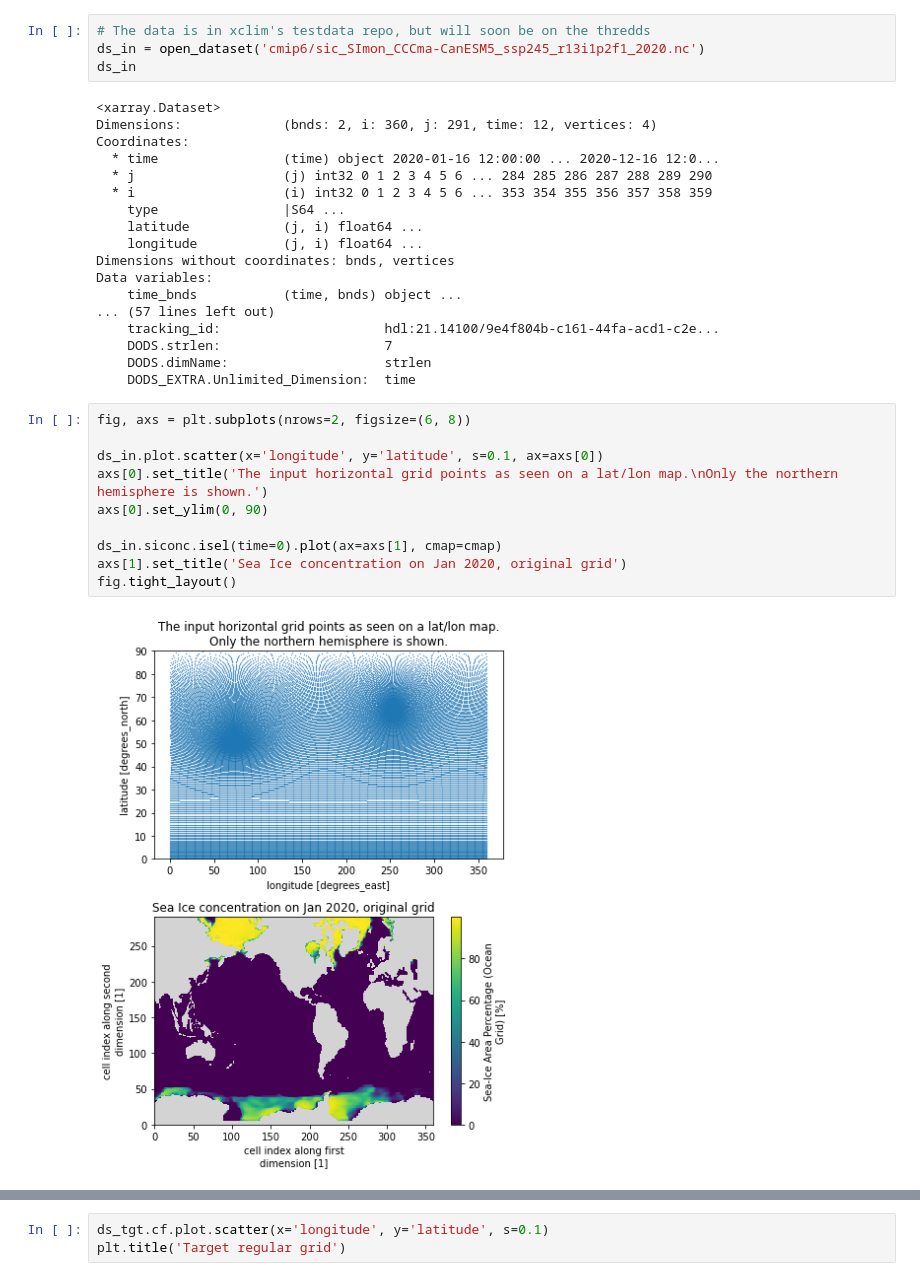
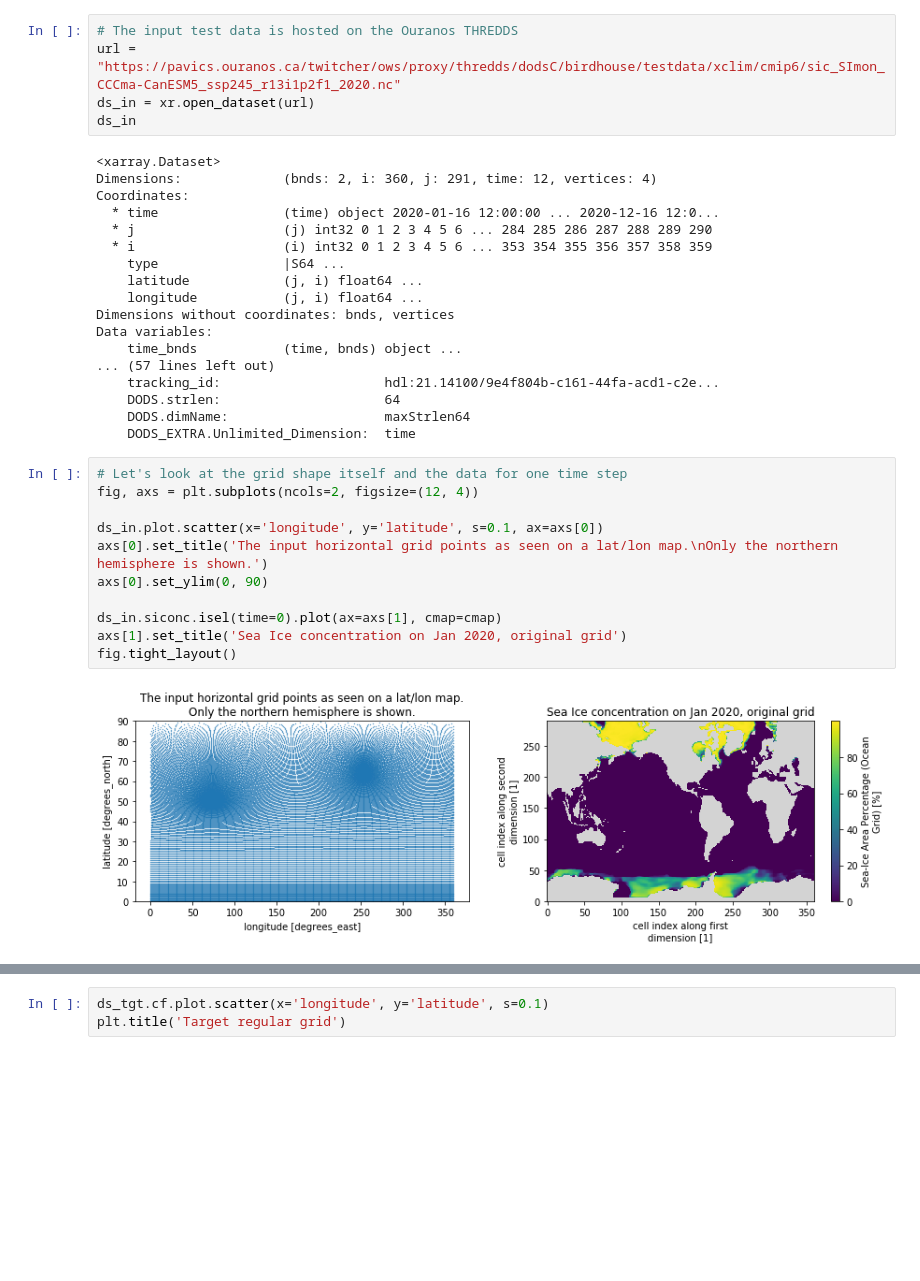
Before and after one commit to Ouranosinc/pavics-sdi, a Jupyter notebook: docs/source/notebooks/regridding.ipynb, the cells around one changed output, grey strips where cells are left out. Drawn from its saved outputs; the diff is of its cells as text; blank space fills up the shorter version.

```diff
--- a/docs/source/notebooks/regridding.ipynb
+++ b/docs/source/notebooks/regridding.ipynb
@@ -30,34 +31,36 @@ Our input is a year of monthly sea ice concentration data from a CanESM5 run for
-# %%
-# The data is in xclim's testdata repo, but will soon be on the thredds
-ds_in = open_dataset('cmip6/sic_SImon_CCCma-CanESM5_ssp245_r13i1p2f1_2020.nc')
-ds_in
-# %% [output]
-<xarray.Dataset>
-Dimensions:             (bnds: 2, i: 360, j: 291, time: 12, vertices: 4)
-Coordinates:
-  * time                (time) object 2020-01-16 12:00:00 ... 2020-12-16 12:0...
-  * j                   (j) int32 0 1 2 3 4 5 6 ... 284 285 286 287 288 289 290
-  * i                   (i) int32 0 1 2 3 4 5 6 ... 353 354 355 356 357 358 359
-    type                |S64 ...
-    latitude            (j, i) float64 ...
-    longitude           (j, i) float64 ...
-Dimensions without coordinates: bnds, vertices
-Data variables:
-    time_bnds           (time, bnds) object ...
-... (57 lines left out)
-    tracking_id:                     hdl:21.14100/9e4f804b-c161-44fa-acd1-c2e...
-    DODS.strlen:                     7
-    DODS.dimName:                    strlen
-    DODS_EXTRA.Unlimited_Dimension:  time
+# %%
+# The input test data is hosted on the Ouranos THREDDS
+url = "https://pavics.ouranos.ca/twitcher/ows/proxy/thredds/dodsC/birdhouse/testdata/xclim/cmip6/sic_SImon_CCCma-CanESM5_ssp245_r13i1p2f1_2020.nc"
+ds_in = xr.open_dataset(url)
+ds_in
+# %% [output]
+<xarray.Dataset>
+Dimensions:             (bnds: 2, i: 360, j: 291, time: 12, vertices: 4)
+Coordinates:
+  * time                (time) object 2020-01-16 12:00:00 ... 2020-12-16 12:0...
+  * j                   (j) int32 0 1 2 3 4 5 6 ... 284 285 286 287 288 289 290
+  * i                   (i) int32 0 1 2 3 4 5 6 ... 353 354 355 356 357 358 359
+    type                |S64 ...
+    latitude            (j, i) float64 ...
+    longitude           (j, i) float64 ...
+Dimensions without coordinates: bnds, vertices
+Data variables:
+    time_bnds           (time, bnds) object ...
+... (57 lines left out)
+    tracking_id:                     hdl:21.14100/9e4f804b-c161-44fa-acd1-c2e...
+    DODS.strlen:                     64
+    DODS.dimName:                    maxStrlen64
+    DODS_EXTRA.Unlimited_Dimension:  time
 # %%
-fig, axs = plt.subplots(nrows=2, figsize=(6, 8))
+# Let's look at the grid shape itself and the data for one time step
+fig, axs = plt.subplots(ncols=2, figsize=(12, 4))
 
 ds_in.plot.scatter(x='longitude', y='latitude', s=0.1, ax=axs[0])
 axs[0].set_title('The input horizontal grid points as seen on a lat/lon map.\nOnly the northern hemisphere is shown.')
 axs[0].set_ylim(0, 90)
 
 ds_in.siconc.isel(time=0).plot(ax=axs[1], cmap=cmap)
 axs[1].set_title('Sea Ice concentration on Jan 2020, original grid')
 fig.tight_layout()
 # %% [output]
-[figure, old version]
+[figure, new version]
```
Also changed, not shown: parts of 41 cells of this notebook.
